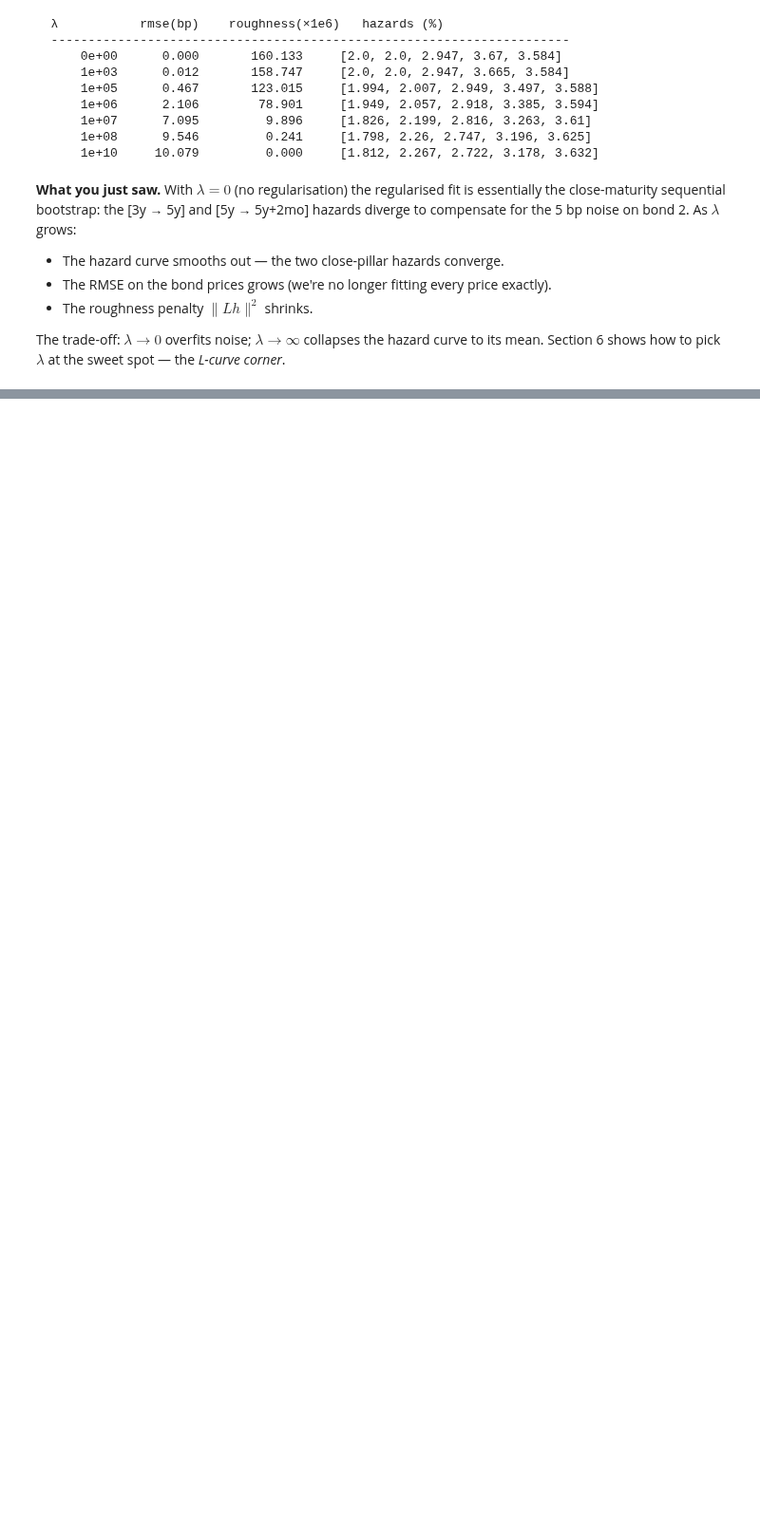
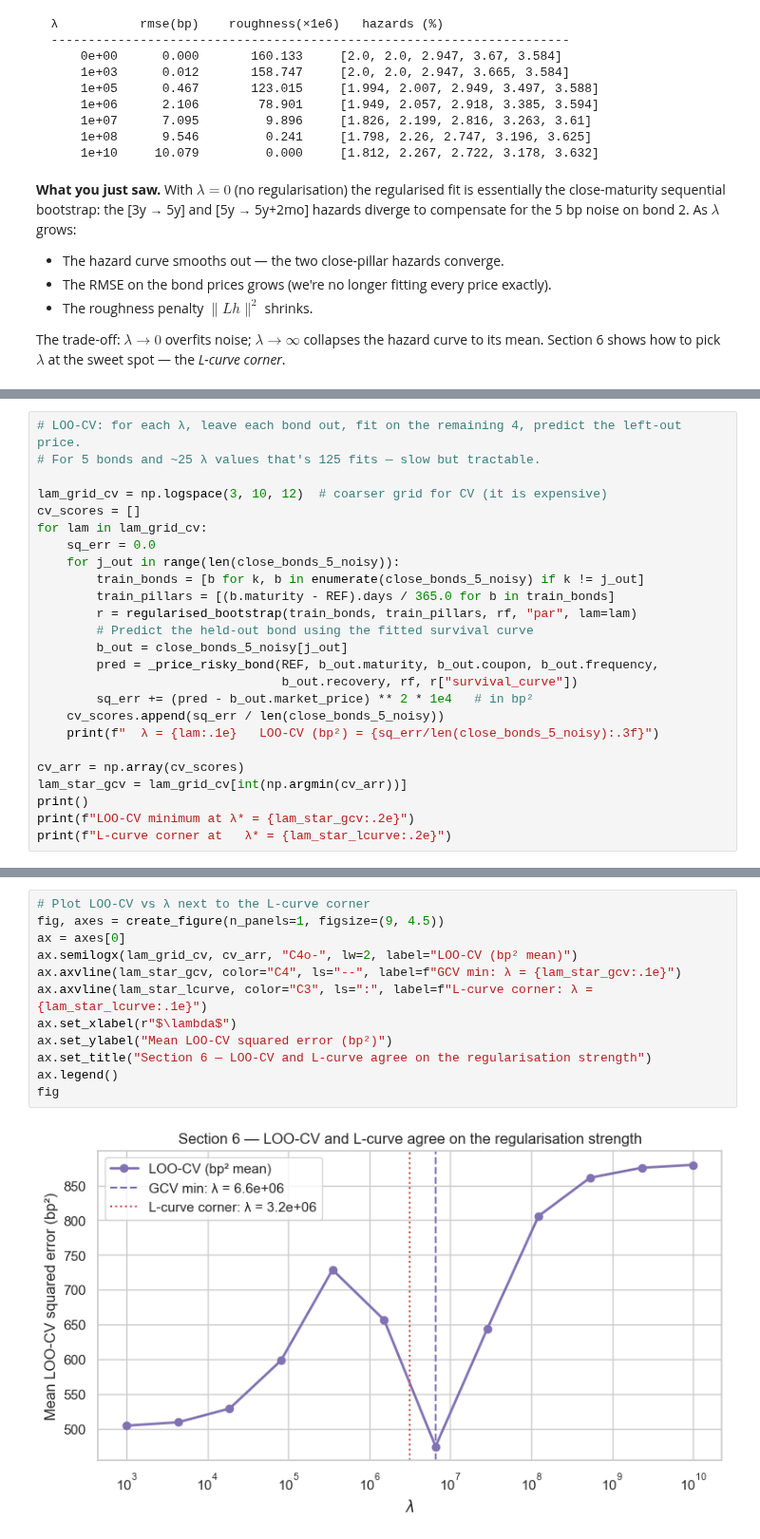
Before and after one commit to bdcbqa314159/pricebook, a Jupyter notebook: python/notebooks/credit/hazard_from_bonds_when_maturities_are_close.ipynb, the cells around one changed output, grey strips where cells are left out. Shown at 95% size. Saved outputs shown, nothing was run; the diff lists cells and outputs as text; blank space fills up the shorter version.

```diff
--- a/python/notebooks/credit/hazard_from_bonds_when_maturities_are_close.ipynb
+++ b/python/notebooks/credit/hazard_from_bonds_when_maturities_are_close.ipynb
@@ -738,0 +852,25 @@ sweet spot — the *L-curve corner*.
+# %%
+# LOO-CV: for each λ, leave each bond out, fit on the remaining 4, predict the left-out price.
+# For 5 bonds and ~25 λ values that's 125 fits — slow but tractable.
+
+lam_grid_cv = np.logspace(3, 10, 12)  # coarser grid for CV (it is expensive)
+cv_scores = []
+for lam in lam_grid_cv:
+    sq_err = 0.0
+    for j_out in range(len(close_bonds_5_noisy)):
+        train_bonds = [b for k, b in enumerate(close_bonds_5_noisy) if k != j_out]
+        train_pillars = [(b.maturity - REF).days / 365.0 for b in train_bonds]
+        r = regularised_bootstrap(train_bonds, train_pillars, rf, "par", lam=lam)
+        # Predict the held-out bond using the fitted survival curve
+        b_out = close_bonds_5_noisy[j_out]
+        pred = _price_risky_bond(REF, b_out.maturity, b_out.coupon, b_out.frequency,
+                                 b_out.recovery, rf, r["survival_curve"])
+        sq_err += (pred - b_out.market_price) ** 2 * 1e4   # in bp²
+    cv_scores.append(sq_err / len(close_bonds_5_noisy))
+    print(f"  λ = {lam:.1e}   LOO-CV (bp²) = {sq_err/len(close_bonds_5_noisy):.3f}")
+
+cv_arr = np.array(cv_scores)
+lam_star_gcv = lam_grid_cv[int(np.argmin(cv_arr))]
+print()
+print(f"LOO-CV minimum at λ* = {lam_star_gcv:.2e}")
+print(f"L-curve corner at   λ* = {lam_star_lcurve:.2e}")
@@ -738,0 +893,14 @@ sweet spot — the *L-curve corner*.
+# %%
+# Plot LOO-CV vs λ next to the L-curve corner
+fig, axes = create_figure(n_panels=1, figsize=(9, 4.5))
+ax = axes[0]
+ax.semilogx(lam_grid_cv, cv_arr, "C4o-", lw=2, label="LOO-CV (bp² mean)")
+ax.axvline(lam_star_gcv, color="C4", ls="--", label=f"GCV min: λ = {lam_star_gcv:.1e}")
+ax.axvline(lam_star_lcurve, color="C3", ls=":", label=f"L-curve corner: λ = {lam_star_lcurve:.1e}")
+ax.set_xlabel(r"$\lambda$")
+ax.set_ylabel("Mean LOO-CV squared error (bp²)")
+ax.set_title("Section 6 — LOO-CV and L-curve agree on the regularisation strength")
+ax.legend()
+fig
+# %% [output]
+[figure, added]
```
Also changed, not shown: parts of 10 cells of this notebook, 2 other files.
